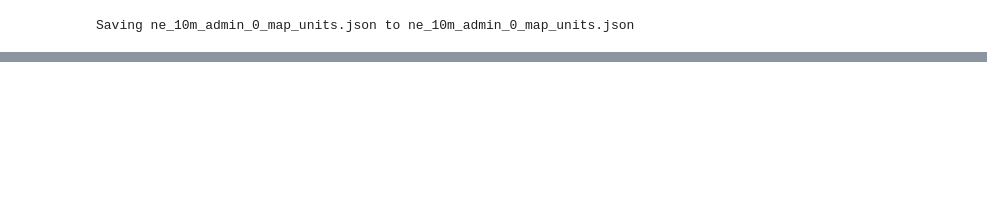
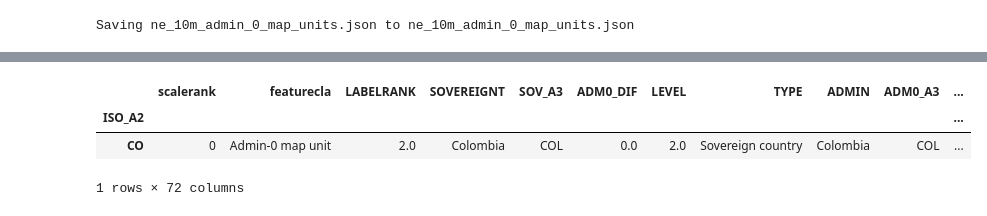
Before and after one commit to prokope/learning-data-science, a Jupyter notebook: eda.ipynb, the cells around one changed output, grey strips where cells are left out. Drawn from its saved outputs; the diff is of its cells as text; code cells hidden in the pictures; blank space fills up the shorter version.

```diff
--- a/eda.ipynb
+++ b/eda.ipynb
@@ -841,0 +793,7 @@ gdf.iloc[12]['ISO_A2']
+# %%
+gdf.loc[(gdf.index == 'CO')]
+# %% [output]
+|  | scalerank | featurecla | LABELRANK | SOVEREIGNT | SOV_A3 | ADM0_DIF | LEVEL | TYPE | ADMIN | ADM0_A3 | ... |
+| ISO_A2 |  |  |  |  |  |  |  |  |  |  | ... |
+| CO | 0 | Admin-0 map unit | 2.0 | Colombia | COL | 0.0 | 2.0 | Sovereign country | Colombia | COL | ... |
+1 rows × 72 columns
```
Also changed, not shown: parts of 20 cells of this notebook.
